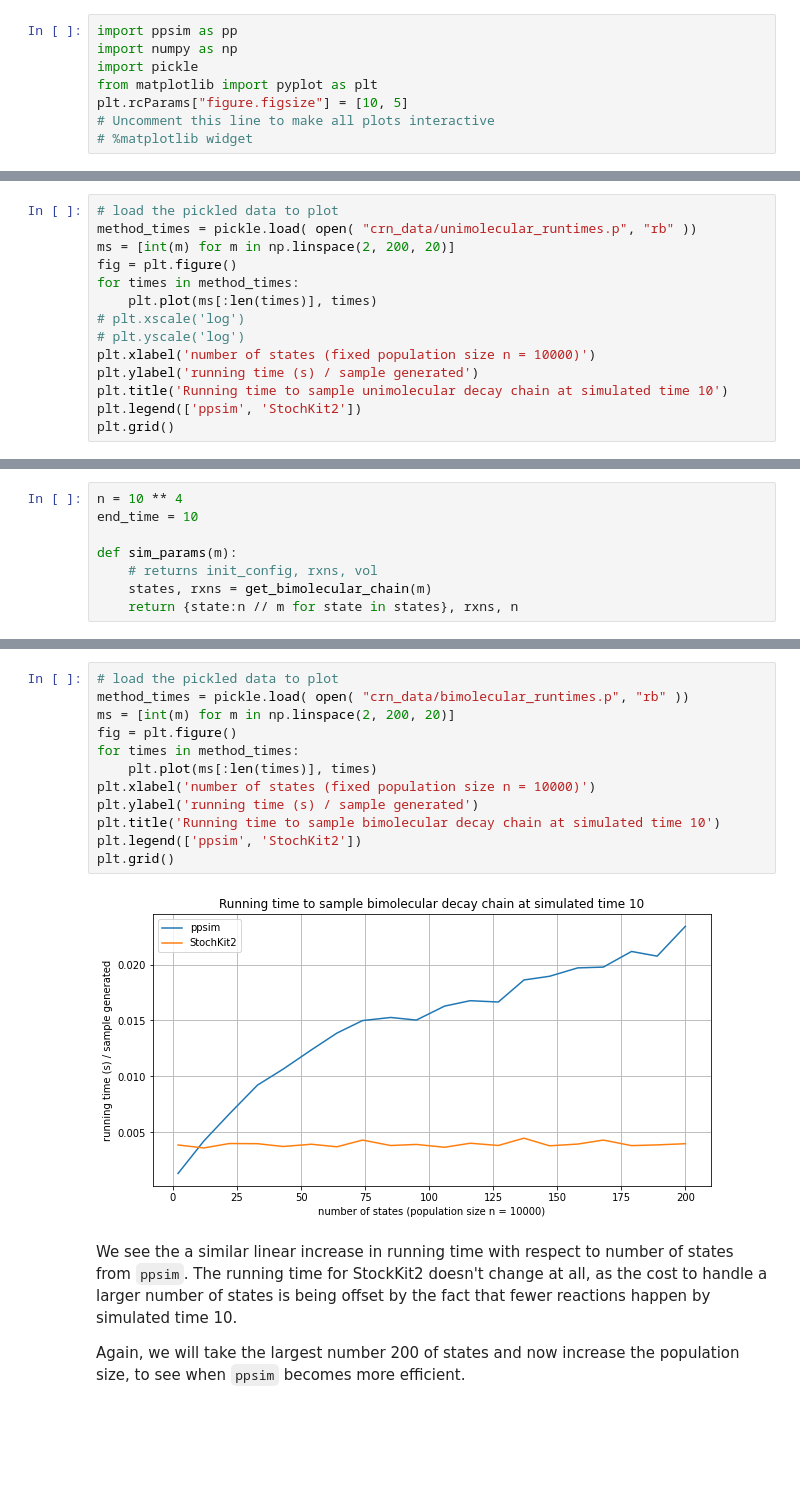
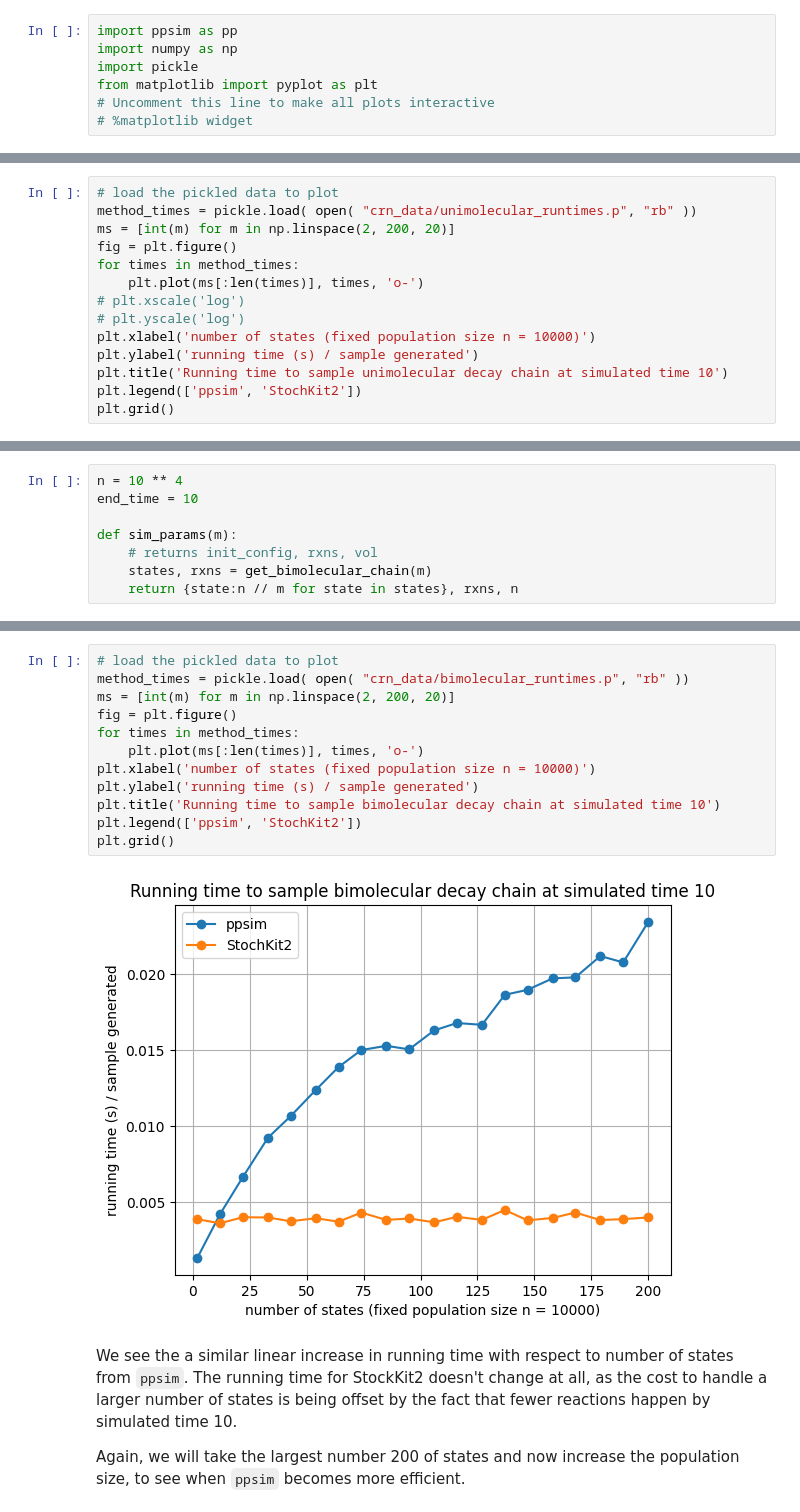
Before and after one commit to UC-Davis-molecular-computing/ppsim, a Jupyter notebook: examples/crn.ipynb, the cells around one changed output, grey strips where cells are left out. Saved outputs shown, nothing was run; the diff lists cells and outputs as text; blank space fills up the shorter version.

```diff
--- a/examples/crn.ipynb
+++ b/examples/crn.ipynb
@@ -7,7 +7,6 @@ import ppsim as pp
 import numpy as np
 import pickle
 from matplotlib import pyplot as plt
-plt.rcParams["figure.figsize"] = [10, 5]
 # Uncomment this line to make all plots interactive
 # %matplotlib widget
 # %% [markdown]
@@ -253,7 +248,7 @@ method_times = pickle.load( open( "crn_data/unimolecular_runtimes.p", "rb" ))
 ms = [int(m) for m in np.linspace(2, 200, 20)]
 fig = plt.figure()
 for times in method_times:
-    plt.plot(ms[:len(times)], times)
+    plt.plot(ms[:len(times)], times, 'o-')
 # plt.xscale('log')
 # plt.yscale('log')
 plt.xlabel('number of states (fixed population size n = 10000)')
@@ -345,17 +338,17 @@ n = 2.00E+02
 # %%
 # load the pickled data to plot
 method_times = pickle.load( open( "crn_data/bimolecular_runtimes.p", "rb" ))
 ms = [int(m) for m in np.linspace(2, 200, 20)]
 fig = plt.figure()
 for times in method_times:
-    plt.plot(ms[:len(times)], times)
+    plt.plot(ms[:len(times)], times, 'o-')
 plt.xlabel('number of states (fixed population size n = 10000)')
 plt.ylabel('running time (s) / sample generated')
 plt.title('Running time to sample bimolecular decay chain at simulated time 10')
 plt.legend(['ppsim', 'StochKit2'])
 plt.grid()
 # %% [output]
-[figure, old version]
+[figure, new version]
 # %% [markdown]
 We see the a similar linear increase in running time with respect to number of states from `ppsim`. The running time for StockKit2 doesn't change at all, as the cost to handle a larger number of states is being offset by the fact that fewer reactions happen by simulated time 10.
 
```
Also changed, not shown: parts of 38 cells of this notebook, 20 other files.
